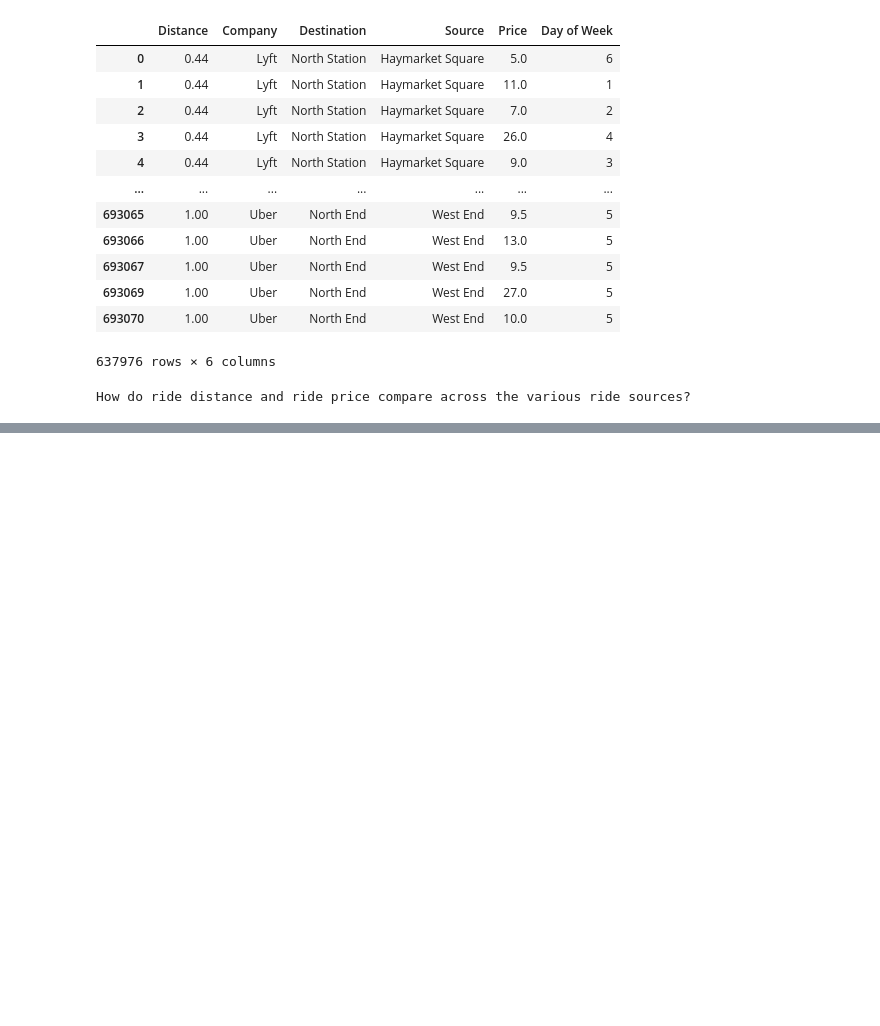
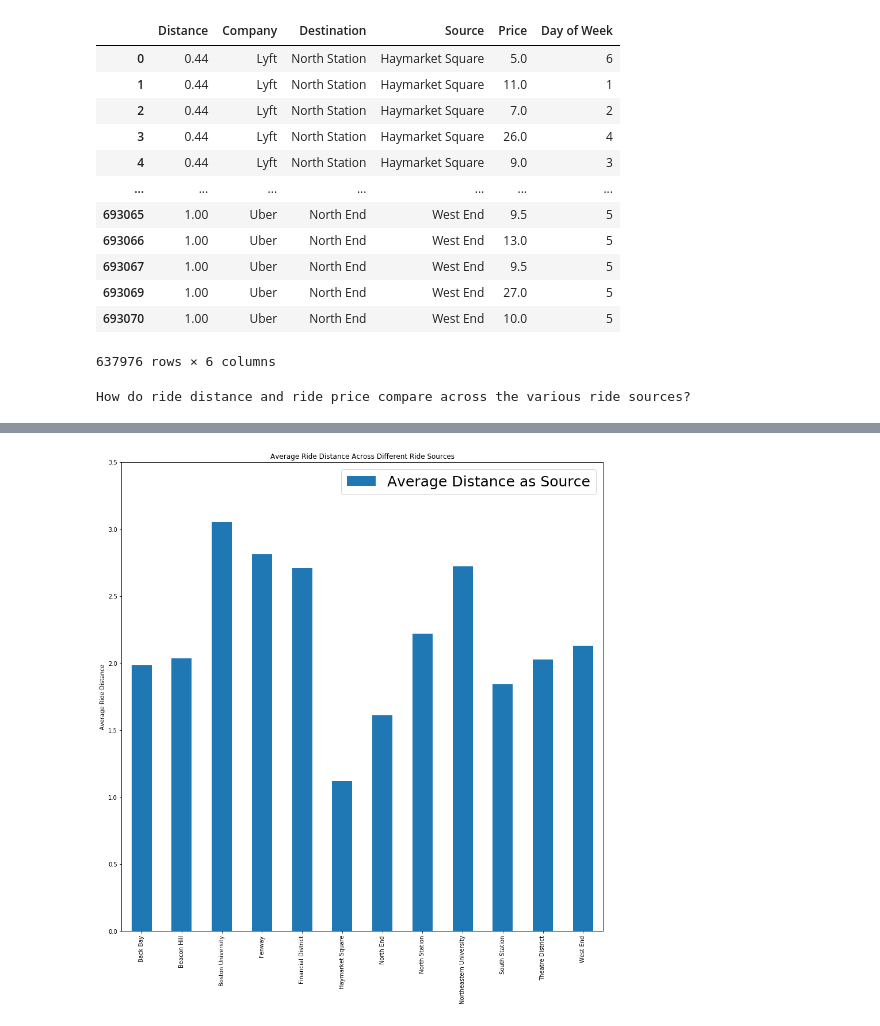
Before and after one commit to blhawkins/theBostonLagers, a Jupyter notebook: Benji's Analysis.ipynb, the cells around one changed output, grey strips where cells are left out. Drawn from its saved outputs; the diff is of its cells as text; code cells hidden in the pictures; blank space fills up the shorter version.

```diff
--- a/Benji's Analysis.ipynb
+++ b/Benji's Analysis.ipynb
@@ -111 +146,19 @@ plt.xlim(-.5, len(count_as_source_series)-.5)
+# %%
+#Pull the relevent data into a dataframe
+distance_as_source_series = pd.DataFrame(grouped_location_summary['Average Distance as Source'])
+
+#Create a bar graph showing the average ride distance of rides originating from each each source
+distance_as_source_series.plot(kind = 'bar', figsize = (15,15))
+
+#Format the bar graph
+plt.title('Average Ride Distance Across Different Ride Sources')
+plt.ylabel('Average Ride Distance')
+plt.xlim(-.5, len(distance_as_source_series)-.5)
+plt.ylim(0, 3.5)
+plt.legend(prop={'size': 25})
+
+#Save the figure
+plt.savefig('Figures/distance_as_source.png')
+# %% [output]
+[figure, added]
 # %%
```
Also changed, not shown: parts of 8 cells of this notebook, 7 other files.
